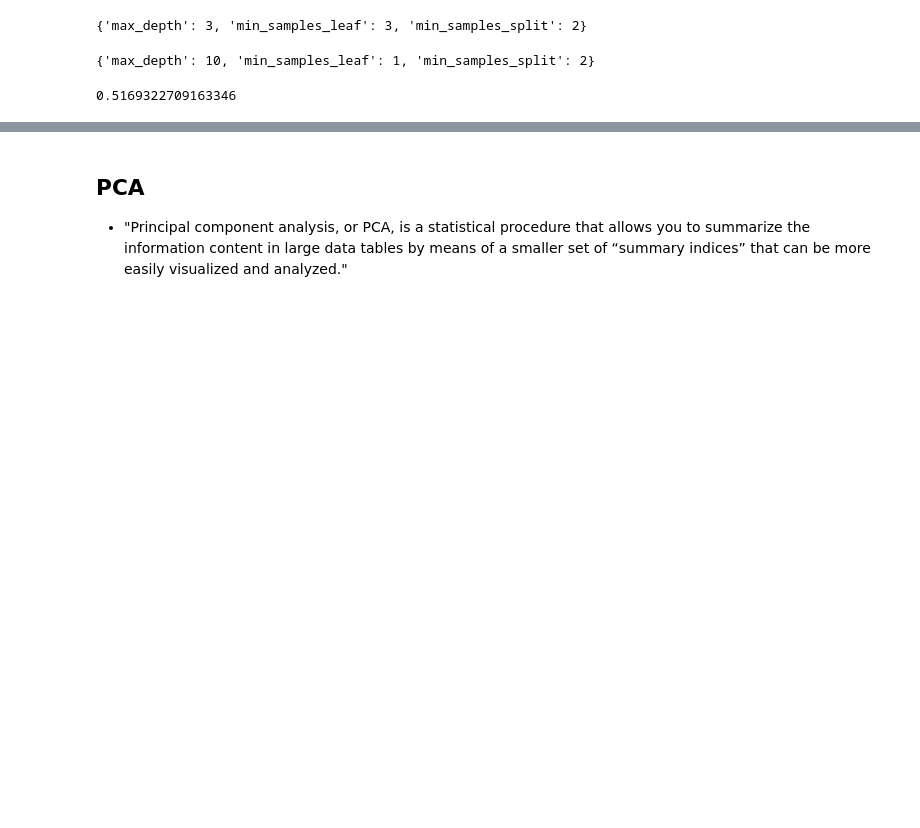
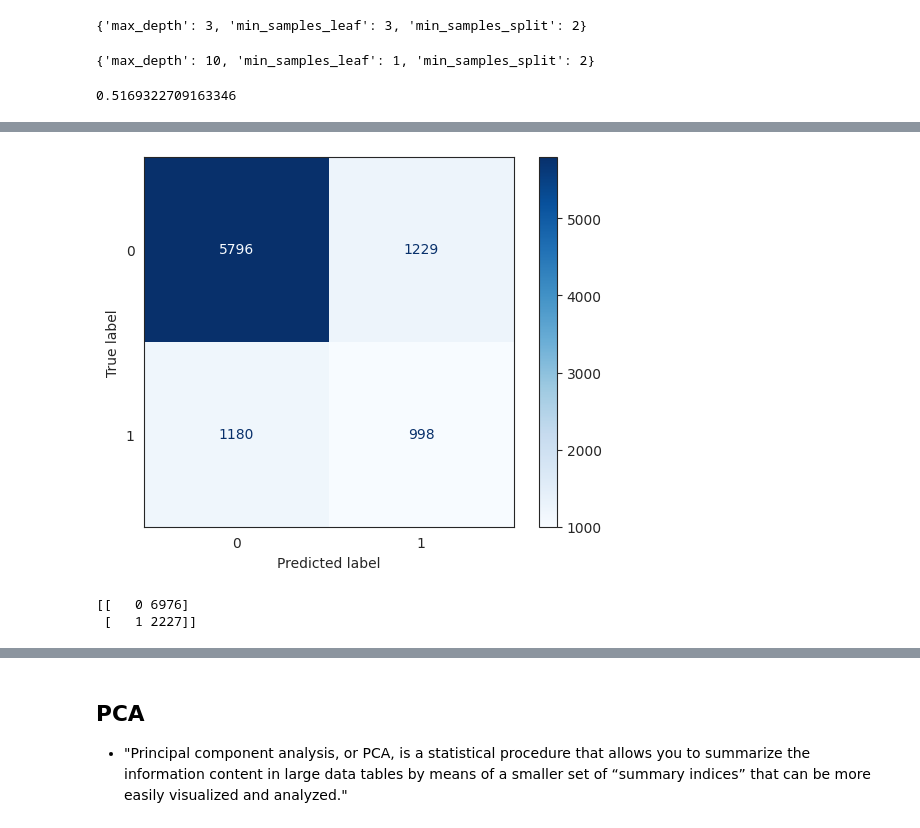
Before and after one commit to parrisatwork/Data-Predictions, a Jupyter notebook: Adult_Income_Parris_Trimingham.ipynb, the cells around one changed output, grey strips where cells are left out. Drawn from its saved outputs; the diff is of its cells as text; code cells hidden in the pictures; blank space fills up the shorter version.

```diff
--- a/Adult_Income_Parris_Trimingham.ipynb
+++ b/Adult_Income_Parris_Trimingham.ipynb
@@ -605,0 +623,3 @@ Accuracy of best KNN model is: 0.6102861282144151
+# %%
+# creating a preprocessed feature data frame
+preprocessed_df = preprocessor.fit(X)
@@ -605,0 +628,12 @@ Accuracy of best KNN model is: 0.6102861282144151
+# %%
+# creating a default KNN classification model
+knn = KNeighborsClassifier(n_neighbors = 1)
+knn_pipe = make_pipeline(preprocessed_df, knn)
+
+knn_pipe.fit(X_train, y_train)
+knn_pipe.predict(X_test)
+
+knn_train_score = knn_pipe.score(X_train, y_train)
+knn_test_score = knn_pipe.score(X_test, y_test)
+print(f"Train score: {knn_train_score}")
+print(f"Test score: {knn_test_score}")
@@ -605,0 +643,4 @@ Accuracy of best KNN model is: 0.6102861282144151
+# %%
+# Printing a classification report of the knn model
+knn_preds = knn_pipe.predict(X_test)
+print(classification_report(knn_preds, y_test))
@@ -605,0 +656,14 @@ Accuracy of best KNN model is: 0.6102861282144151
+# %%
+# Generating a confusion matrix of the knn model
+cm = confusion_matrix(y_test.values, knn_preds)
+cm_df = pd.DataFrame(cm)
+ConfusionMatrixDisplay.from_predictions(y_test, knn_preds, cmap = "Blues");
+# %% [output]
+[figure, added]
+# %%
+# Predicted number of income results from the KNN model
+unique, counts = np.unique(knn_preds, return_counts=True)
+print(np.asarray((unique, counts)).T)
+# %% [output]
+[[   0 6976]
+ [   1 2227]]
```
Also changed, not shown: parts of 28 cells of this notebook.
